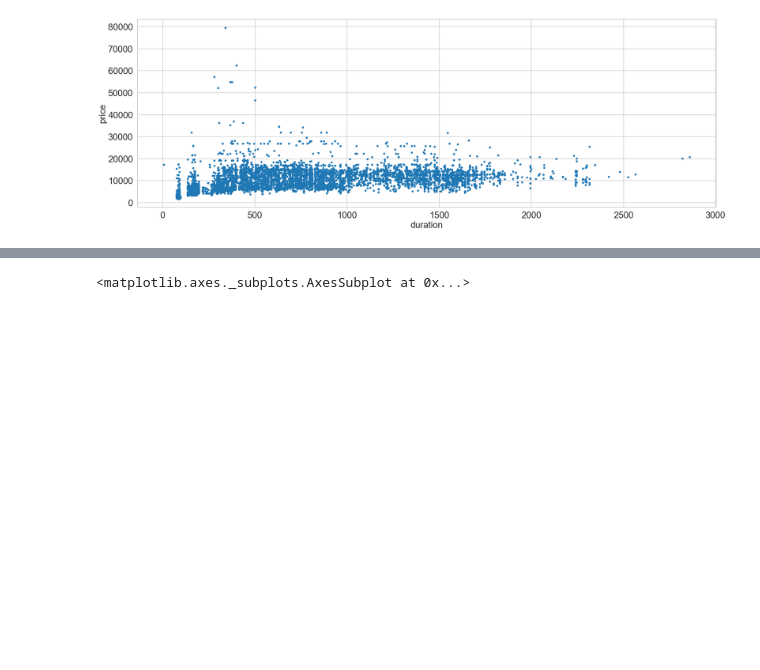
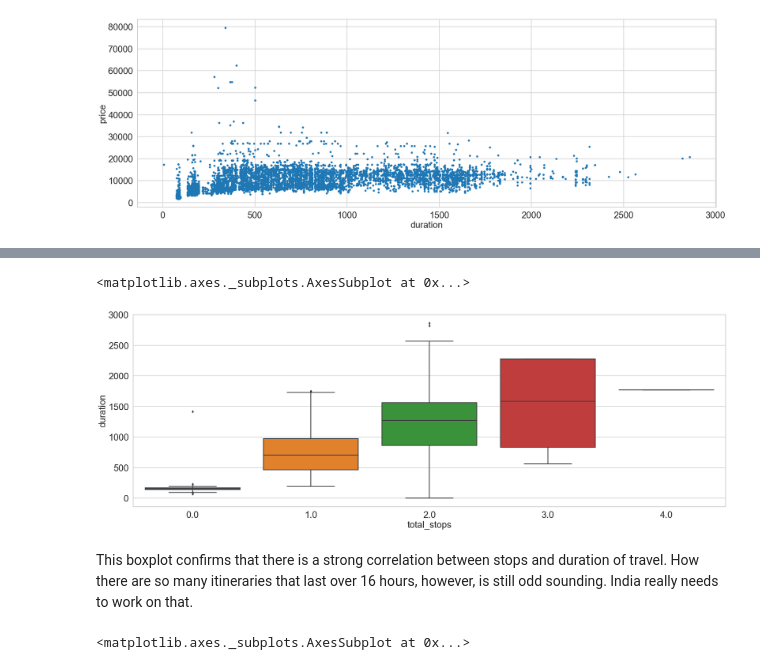
Before and after one commit to SaltyPeachcake/TurtleDucks, a Jupyter notebook: Project02.ipynb, the cells around one changed output, grey strips where cells are left out. Drawn from its saved outputs; the diff is of its cells as text; code cells hidden in the pictures; blank space fills up the shorter version.

```diff
--- a/Project02.ipynb
+++ b/Project02.ipynb
@@ -443,3 +470,10 @@ airfare.plot.scatter(x='duration', y='price')
+# %%
+sn.boxplot(x='total_stops', y='duration',data=airfare)
+# %% [output]
+<matplotlib.axes._subplots.AxesSubplot at 0x...>
+[figure, added]
+# %% [markdown]
+This boxplot confirms that there is a strong correlation between stops and duration of travel. How there are so many itineraries that last over 16 hours, however, is still odd sounding. India really needs to work on that.
 # %%
 plt.xticks(rotation=0)
 sn.boxplot(x='daysToHoliday', y='price',data=airfare)
```
Also changed, not shown: parts of 26 cells of this notebook.
